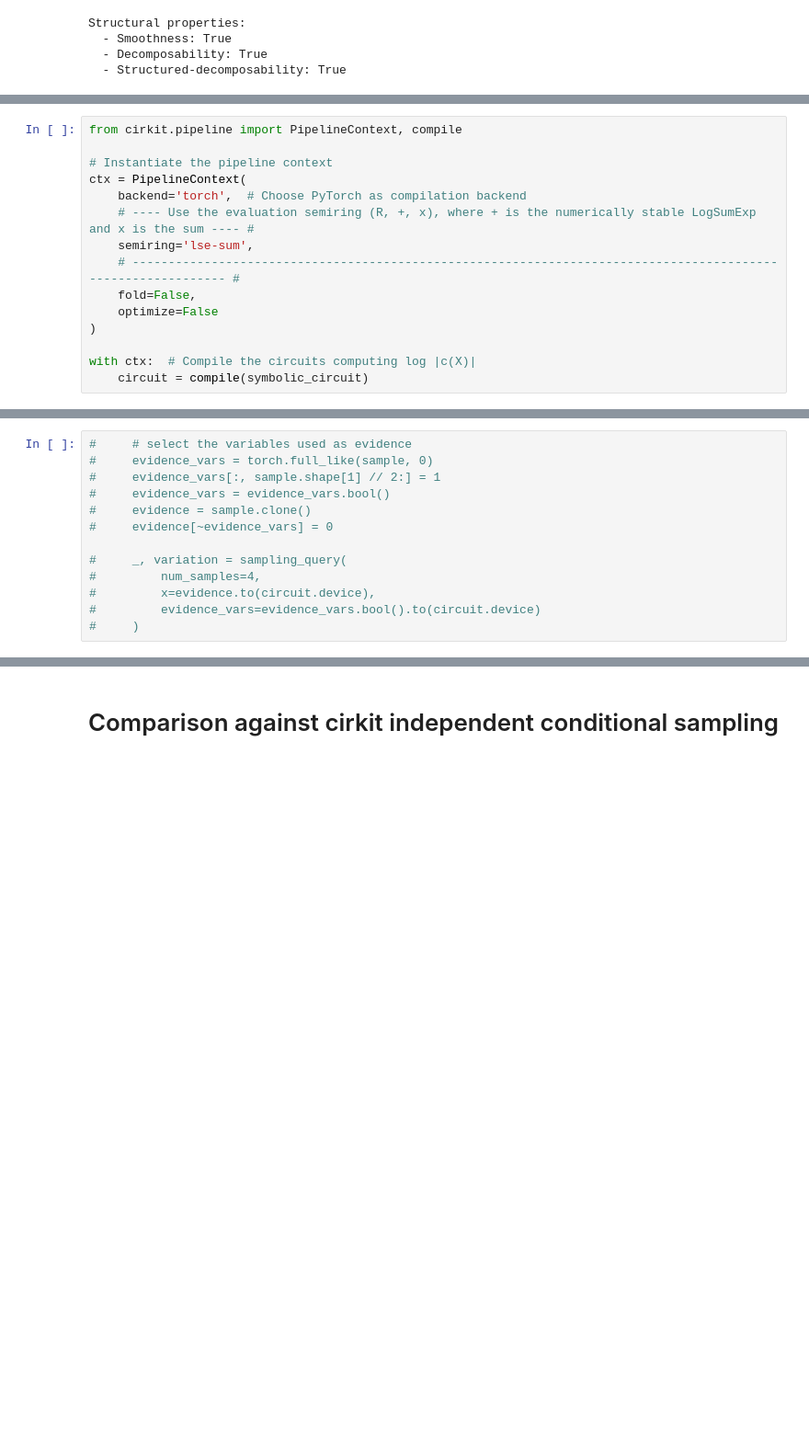
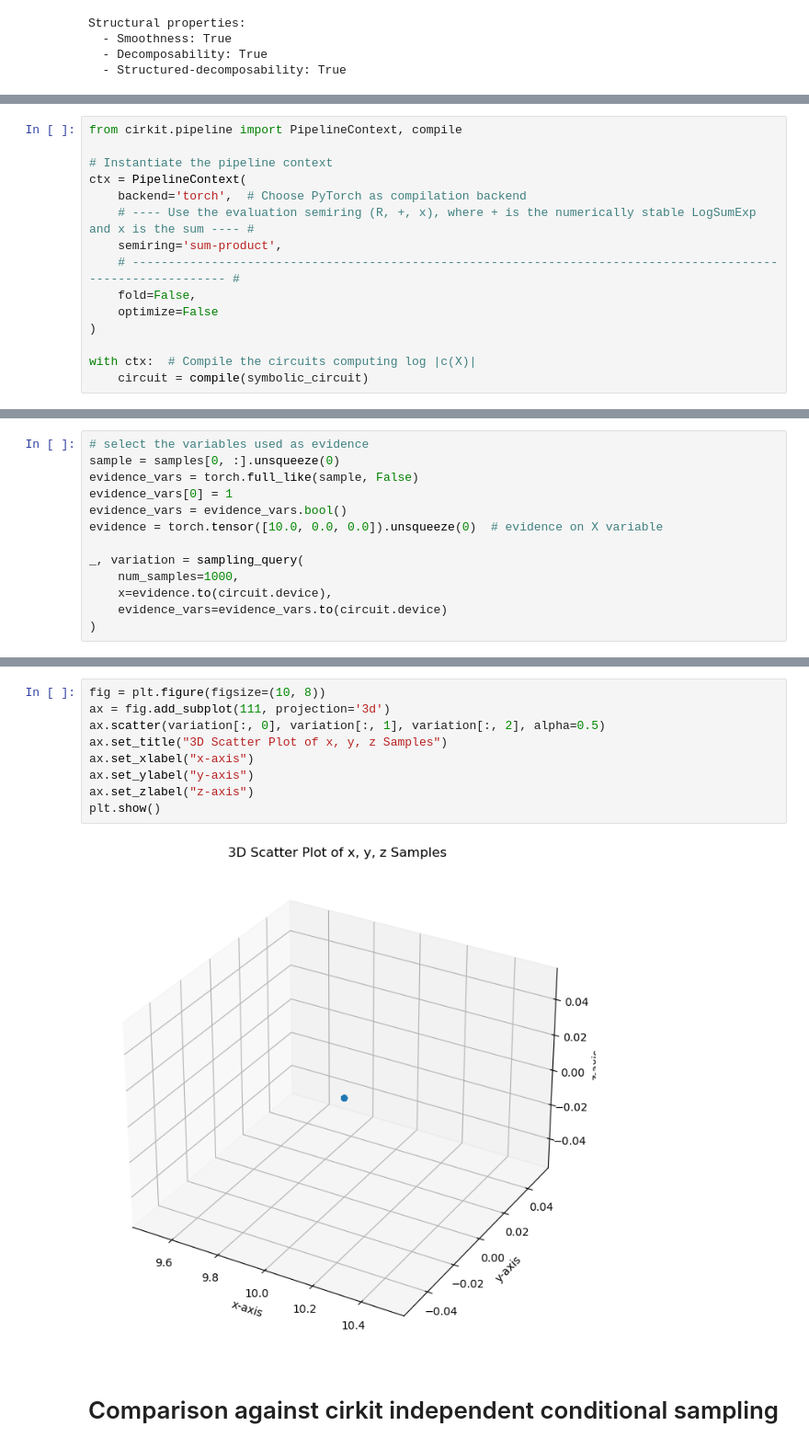
Before and after one commit to dylanxp/cirkit, a Jupyter notebook: notebooks/conditional-sampling.ipynb, the cells around one changed output, grey strips where cells are left out. Shown at 92% size. Saved outputs shown, nothing was run; the diff lists cells and outputs as text; blank space fills up the shorter version.

```diff
--- a/notebooks/conditional-sampling.ipynb
+++ b/notebooks/conditional-sampling.ipynb
@@ -108,7 +110,7 @@ from cirkit.pipeline import PipelineContext, compile
 ctx = PipelineContext(
     backend='torch',  # Choose PyTorch as compilation backend
     # ---- Use the evaluation semiring (R, +, x), where + is the numerically stable LogSumExp and x is the sum ---- #
-    semiring='lse-sum',
+    semiring='sum-product',
     # ------------------------------------------------------------------------------------------------------------- #
     fold=False,
     optimize=False
@@ -150,13 +191,13 @@ plt.scatter(*samples[:, 1:].T)
 # %%
-#     # select the variables used as evidence
-#     evidence_vars = torch.full_like(sample, 0)
-#     evidence_vars[:, sample.shape[1] // 2:] = 1
-#     evidence_vars = evidence_vars.bool()
-#     evidence = sample.clone()
-#     evidence[~evidence_vars] = 0
+# select the variables used as evidence
+sample = samples[0, :].unsqueeze(0)
+evidence_vars = torch.full_like(sample, False)
+evidence_vars[0] = 1
+evidence_vars = evidence_vars.bool()
+evidence = torch.tensor([10.0, 0.0, 0.0]).unsqueeze(0)  # evidence on X variable
 
-#     _, variation = sampling_query(
-#         num_samples=4,
-#         x=evidence.to(circuit.device),
-#         evidence_vars=evidence_vars.bool().to(circuit.device)
-#     )
+_, variation = sampling_query(
+    num_samples=1000,
+    x=evidence.to(circuit.device),
+    evidence_vars=evidence_vars.to(circuit.device)
+)
@@ -163,3 +218,14 @@ plt.scatter(*samples[:, 1:].T)
+# %%
+fig = plt.figure(figsize=(10, 8))
+ax = fig.add_subplot(111, projection='3d')
+ax.scatter(variation[:, 0], variation[:, 1], variation[:, 2], alpha=0.5)
+ax.set_title("3D Scatter Plot of x, y, z Samples")
+ax.set_xlabel("x-axis")
+ax.set_ylabel("y-axis")
+ax.set_zlabel("z-axis")
+plt.show()
+# %% [output]
+[figure, added]
 # %% [markdown]
 # Comparison against cirkit independent conditional sampling
 # %%
```
Also changed, not shown: parts of 14 cells of this notebook.
